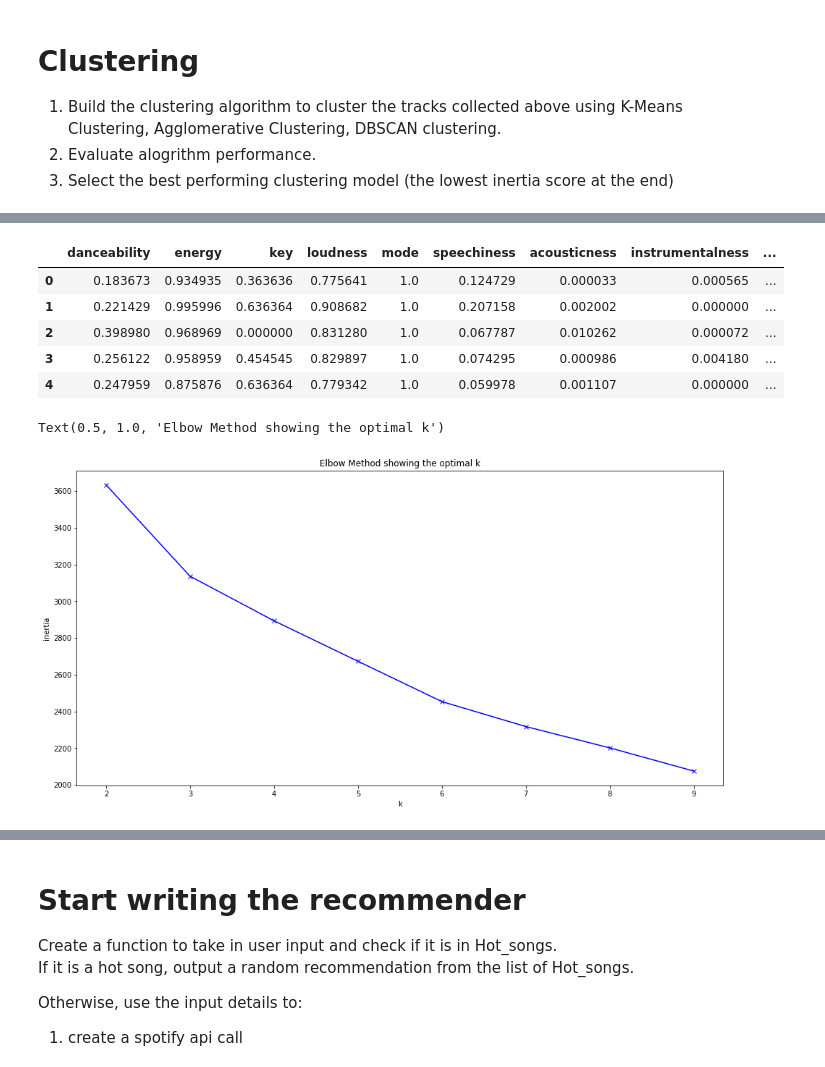
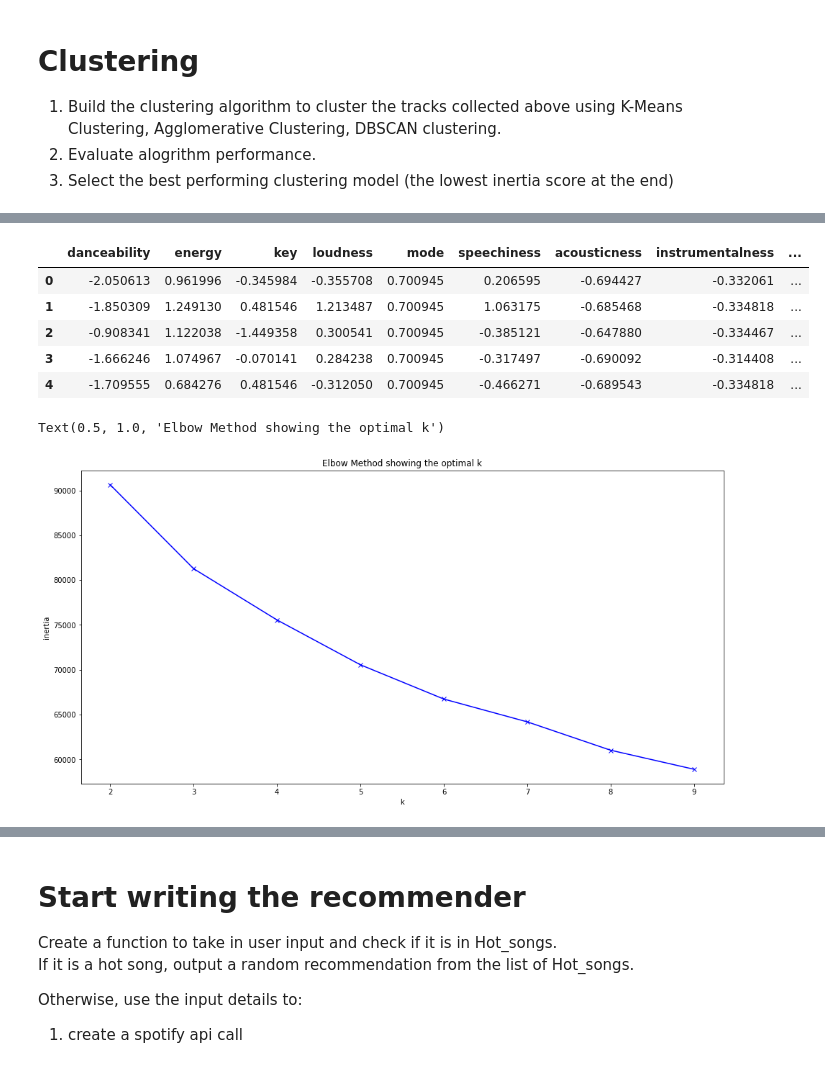
Before and after one commit to CallmeIshmaelH/GNOD-Song-Recommender, a Jupyter notebook: 6.05_LAB2_GNOD_using_spotify_API.ipynb, the cells around one changed output, grey strips where cells are left out. Saved outputs shown, nothing was run; the diff lists cells and outputs as text; code cells hidden in the pictures.

```diff
--- a/6.05_LAB2_GNOD_using_spotify_API.ipynb
+++ b/6.05_LAB2_GNOD_using_spotify_API.ipynb
@@ -330,5 +328,10 @@ def track_links(spotify_tracks):
     return links
 
 song_links = track_links(playlist_tracks)
-links[0:5]
+#song_links = [song_links[x][ list(song_links[x].keys())[0] ] for x in range(len(song_links))]
+links = []
+for x in song_links:
+   links = links + list(x.values())
+
+len(links)
 # %% [output]
@@ -350,4 +349,4 @@ len(song_artists)
 # %%
-song_data = pd.DataFrame({'song_title':song_titles,'artists':song_artists, 'song_uri':song_uris,'spotify_link':song_links})
+song_data = pd.DataFrame({'song_title':song_titles,'artists':song_artists, 'song_uri':song_uris})
 song_data
 # %% [output]
@@ -489,17 +482,17 @@ X_scaled_df.head()
 # %%
 # tempo and duration have much larger scales than the other values, so these values should be scaled.
 Feature_scaler2 = StandardScaler().fit(X_features)
 # scale the data.
 X_scaled2 = Feature_scaler2.transform(X_features)
-X_scaled_df2 = pd.DataFrame(X_scaled, columns = [X_features.columns])
+X_scaled_df2 = pd.DataFrame(X_scaled2, columns = [X_features.columns])
 X_scaled_df2.head()
 # %% [output]
 |  | danceability | energy | key | loudness | mode | speechiness | acousticness | instrumentalness | ... |
-| 0 | 0.183673 | 0.934935 | 0.363636 | 0.775641 | 1.0 | 0.124729 | 0.000033 | 0.000565 | ... |
-| 1 | 0.221429 | 0.995996 | 0.636364 | 0.908682 | 1.0 | 0.207158 | 0.002002 | 0.000000 | ... |
-| 2 | 0.398980 | 0.968969 | 0.000000 | 0.831280 | 1.0 | 0.067787 | 0.010262 | 0.000072 | ... |
-| 3 | 0.256122 | 0.958959 | 0.454545 | 0.829897 | 1.0 | 0.074295 | 0.000986 | 0.004180 | ... |
-| 4 | 0.247959 | 0.875876 | 0.636364 | 0.779342 | 1.0 | 0.059978 | 0.001107 | 0.000000 | ... |
+| 0 | -2.050613 | 0.961996 | -0.345984 | -0.355708 | 0.700945 | 0.206595 | -0.694427 | -0.332061 | ... |
+| 1 | -1.850309 | 1.249130 | 0.481546 | 1.213487 | 0.700945 | 1.063175 | -0.685468 | -0.334818 | ... |
+| 2 | -0.908341 | 1.122038 | -1.449358 | 0.300541 | 0.700945 | -0.385121 | -0.647880 | -0.334467 | ... |
+| 3 | -1.666246 | 1.074967 | -0.070141 | 0.284238 | 0.700945 | -0.317497 | -0.690092 | -0.314408 | ... |
+| 4 | -1.709555 | 0.684276 | 0.481546 | -0.312050 | 0.700945 | -0.466271 | -0.689543 | -0.334818 | ... |
 # %%
 # determine the optimal number of clusters
 test_K = range(2, 10)
@@ -507,7 +500,7 @@ inertia = []
 
 for k in test_K:
     kmeans = cluster.KMeans(n_clusters=k)
-    kmeans.fit(X_scaled_df)
+    kmeans.fit(X_scaled1_df)
     inertia.append(kmeans.inertia_)
 
 import matplotlib.pyplot as plt
@@ -521,7 +514,7 @@ plt.xticks(np.arange(min(test_K), max(test_K)+1, 1.0))
 plt.title('Elbow Method showing the optimal k')
 # %% [output]
 Text(0.5, 1.0, 'Elbow Method showing the optimal k')
-[figure, old version]
+[figure, new version]
 # %%
 # The optimal number of clusters appears to be 3 but 6 looks more useful, so i will choose 6.
 # Import the k-means clustering algorithm and train it on the datasets.
```
Also changed, not shown: parts of 28 cells of this notebook, 5 other files.
